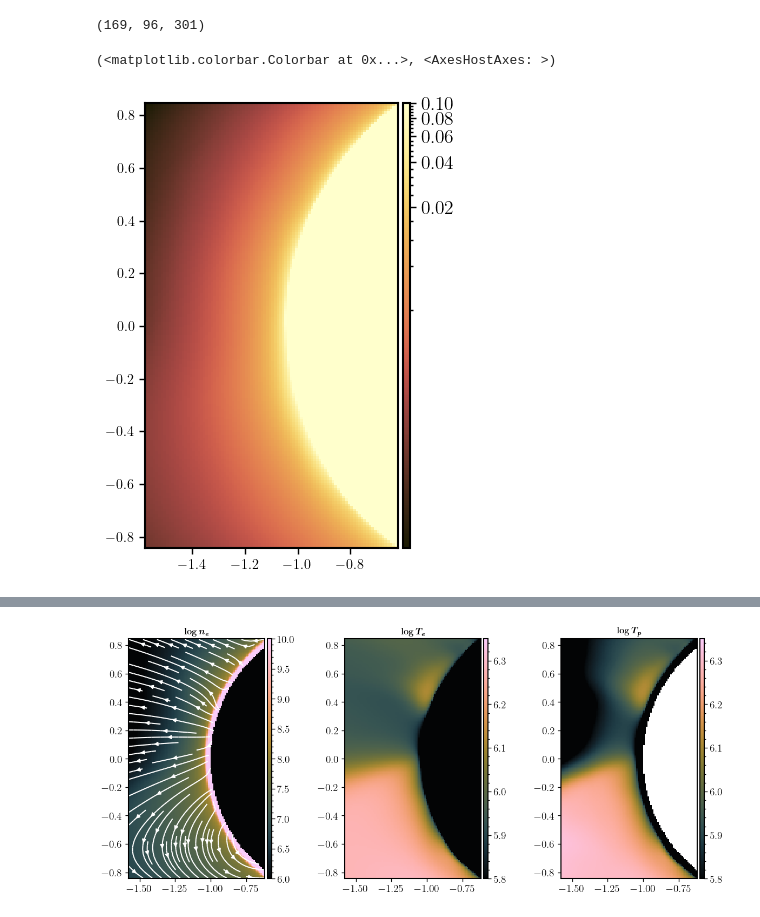
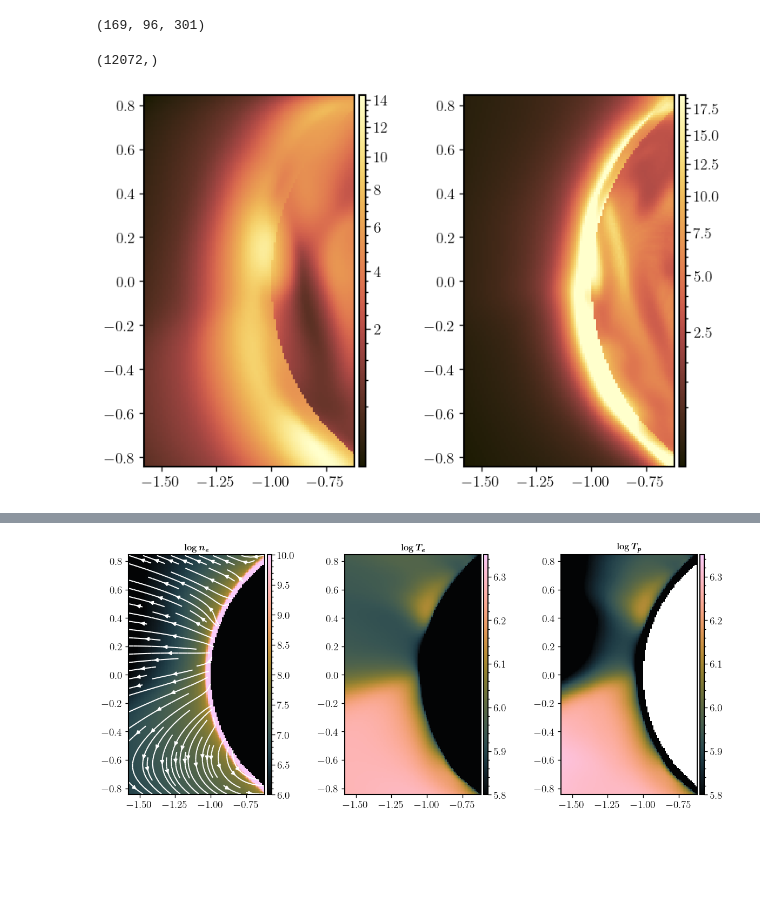
Before and after one commit to yjzhu-solar/Eclipse2017, a Jupyter notebook: ipynb/awsom/photoexec_awsom_test.ipynb, the cells around one changed output, grey strips where cells are left out. Drawn from its saved outputs; the diff is of its cells as text; code cells hidden in the pictures; blank space fills up the shorter version.

```diff
--- a/ipynb/awsom/photoexec_awsom_test.ipynb
+++ b/ipynb/awsom/photoexec_awsom_test.ipynb
@@ -137,4 +137,9 @@ FeXIV_emiss_func = interpolate.RegularGridInterpolator(points=(chianti_emiss_tbl
 FeXIV_emiss_box = FeXIV_emiss_func((height_grid[:,:,:], np.log10(n[:,:,:]), np.log10(t_e[:,:,:])))
+# %%
+FeX_emiss_func = interpolate.RegularGridInterpolator(points=(chianti_emiss_tbl["height"],chianti_emiss_tbl["dens"],chianti_emiss_tbl["temp"]),
+                    values=chianti_emiss_tbl["fex_emiss_array"],
+                    bounds_error=False,method="linear")
+FeX_emiss_box = FeX_emiss_func((height_grid[:,:,:], np.log10(n[:,:,:]), np.log10(t_e[:,:,:])))
 # %%
 FeXIV_emiss_box.shape
 # %% [output]
@@ -142,13 +147,38 @@ FeXIV_emiss_box.shape
 # %%
 with h5py.File("../../sav/AWSoM/streamer_test/FeXIV_emiss_test.h5", 'w') as hf:
     df_FeXIV_emiss = hf.create_dataset("FeXIV_emiss",  data=FeXIV_emiss_box)
+# %%
+awsom_on_disk_yz_index = np.where(np.sqrt(awsom_y_grid[:,:,150]**2 + awsom_z_grid[:,:,150]**2) <= 1)
+awsom_off_limb_yz_index = np.where(np.sqrt(awsom_y_grid[:,:,150]**2 + awsom_z_grid[:,:,150]**2) > 1)
+# %%
+FeXIV_int_nearside = np.nansum((FeXIV_emiss_box*n)[:,:,150:]*0.01*const.R_sun.cgs.value,axis=2)
+FeXIV_int_farside = np.nansum((FeXIV_emiss_box*n)[:,:,:150]*0.01*const.R_sun.cgs.value,axis=2)
+FeXIV_int = np.zeros(FeXIV_emiss_box.shape[:-1])
+FeXIV_int[awsom_off_limb_yz_index] = (FeXIV_int_nearside + FeXIV_int_farside)[awsom_off_limb_yz_index]
+FeXIV_int[awsom_on_disk_yz_index] = FeXIV_int_nearside[awsom_on_disk_yz_index]
+# %%
+FeX_int_nearside = np.nansum((FeX_emiss_box*n)[:,:,150:]*0.01*const.R_sun.cgs.value,axis=2)
+FeX_int_farside = np.nansum((FeX_emiss_box*n)[:,:,:150]*0.01*const.R_sun.cgs.value,axis=2)
+FeX_int = np.zeros(FeX_emiss_box.shape[:-1])
+FeX_int[awsom_off_limb_yz_index] = (FeX_int_nearside + FeX_int_farside)[awsom_off_limb_yz_index]
+FeX_int[awsom_on_disk_yz_index] = FeX_int_nearside[awsom_on_disk_yz_index]
+# %%
+FeXIV_int[awsom_off_limb_yz_index].shape
+# %% [output]
+(12072,)
 # %%
-fig, ax = plt.subplots(figsize=(3,6),constrained_layout=True)
-FeXIV_int = np.nansum(FeXIV_emiss_box*n,axis=2)
-norm_FeXIV_int = ImageNormalize(FeXIV_int,interval=ManualInterval(vmax=0.1),stretch=LogStretch())
-im = ax.pcolormesh(awsom_y,awsom_z, FeXIV_int,norm=norm_FeXIV_int, cmap=cmcm.lajolla_r, shading="auto",rasterized=True)
-ax.set_aspect(1)
-plot_colorbar(im,ax)
+fig, axes = plt.subplots(1,2,figsize=(8,5),constrained_layout=True)
+# FeXIV_int = np.nansum(FeXIV_emiss_box*n*0.01*const.R_sun.cgs.value,axis=2)
+norm_FeXIV_int = ImageNormalize(FeXIV_int,interval=ZScaleInterval(),stretch=SqrtStretch())
+im_FeXIV = axes[0].pcolormesh(awsom_y,awsom_z, FeXIV_int,norm=norm_FeXIV_int, cmap=cmcm.lajolla_r, shading="auto",rasterized=True)
+plot_colorbar(im_FeXIV,axes[0])
+
+norm_FeX_int = ImageNormalize(FeX_int,interval=ZScaleInterval(),stretch=SqrtStretch())
+im_FeX = axes[1].pcolormesh(awsom_y,awsom_z, FeX_int,norm=norm_FeX_int, cmap=cmcm.lajolla_r, shading="auto",rasterized=True)
+plot_colorbar(im_FeX,axes[1])
+
+for ax_ in axes:
+    ax_.set_aspect(1)
+    ax_.tick_params(labelsize=14)
 # %% [output]
-(<matplotlib.colorbar.Colorbar at 0x...>, <AxesHostAxes: >)
-[figure, old version]
+[figure, new version]
```
Also changed, not shown: parts of 4 cells of this notebook, 4 other files.
